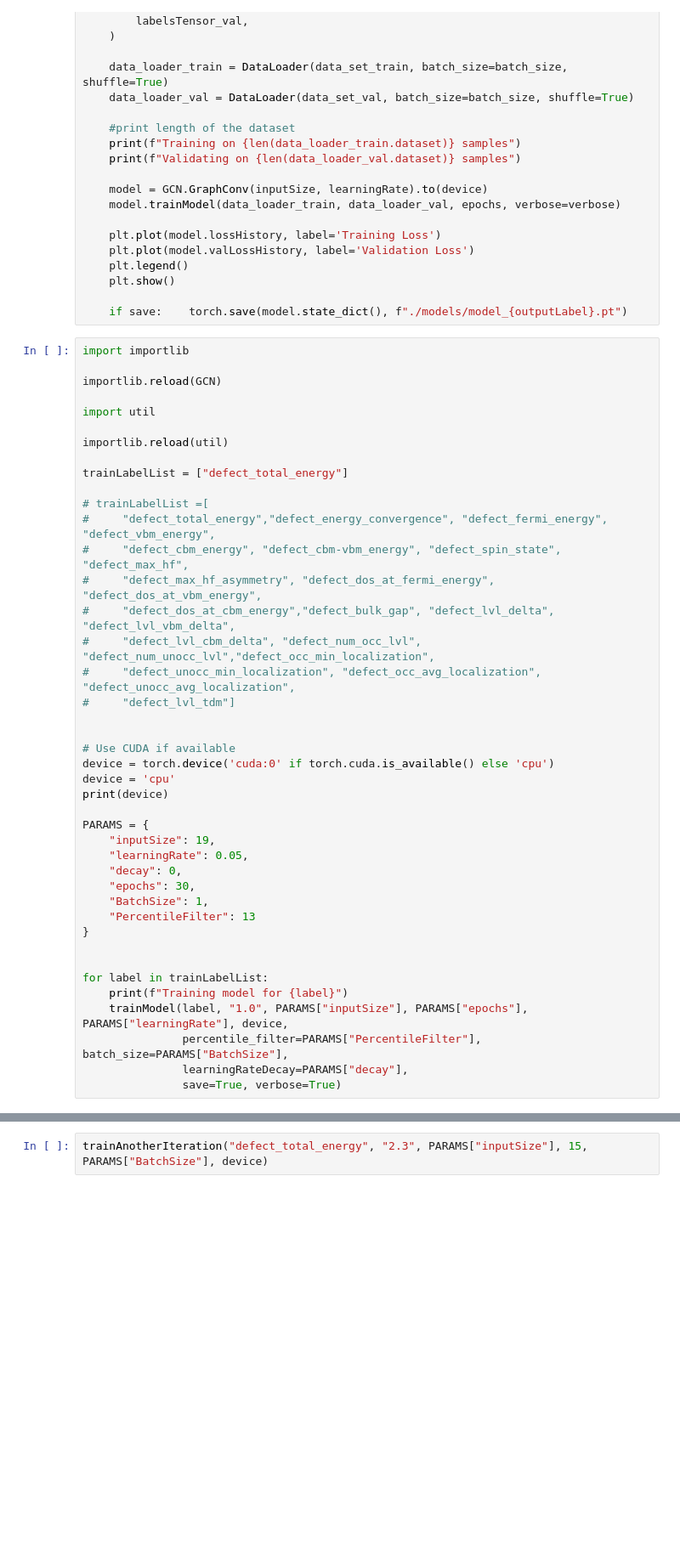
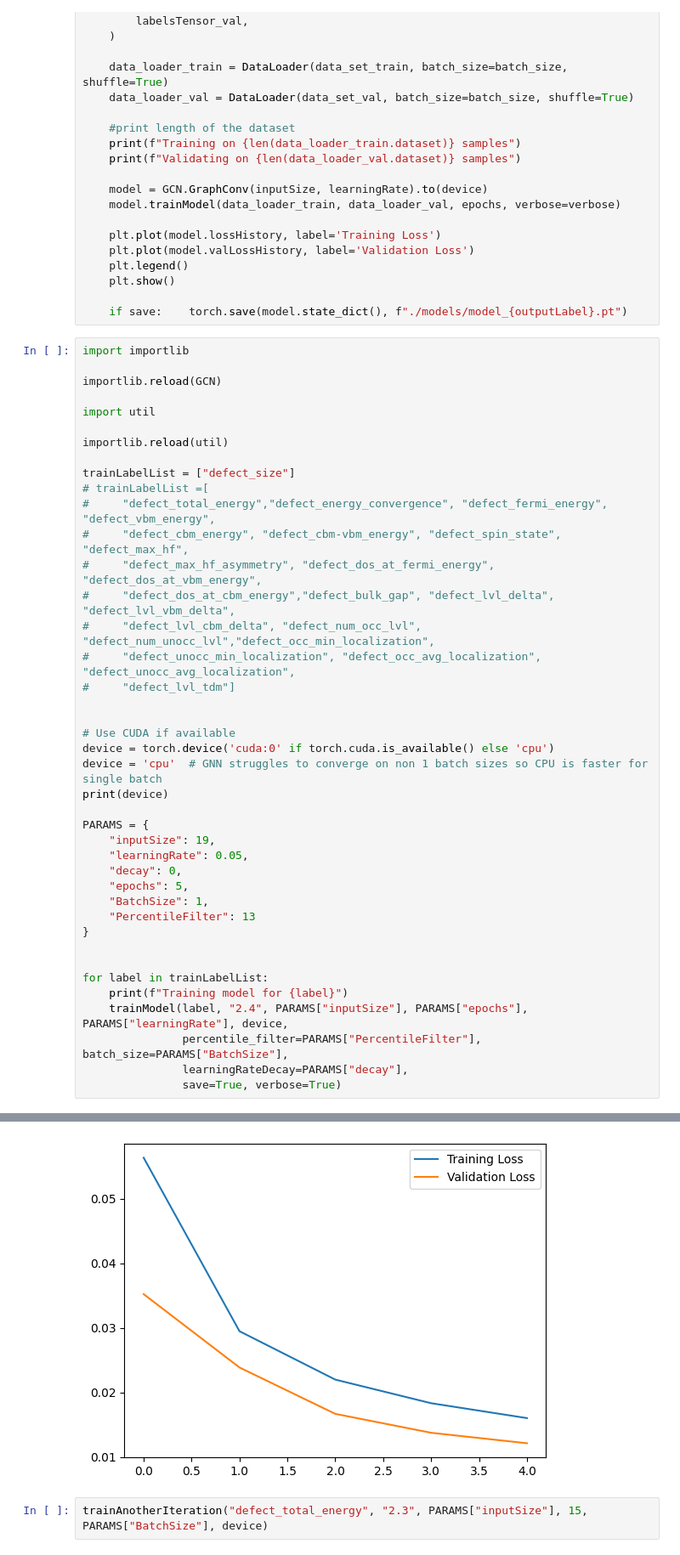
Before and after one commit to petedowney/CrystalDefects, a Jupyter notebook: train.ipynb, the cells around one changed output, grey strips where cells are left out. Shown at 85% size. Cells and saved outputs as stored; diff of their text form; blank space fills up the shorter version.

```diff
--- a/train.ipynb
+++ b/train.ipynb
@@ -260,8 +253,7 @@ import util
 
 importlib.reload(util)
 
-trainLabelList = ["defect_total_energy"]
-
+trainLabelList = ["defect_size"]
 # trainLabelList =[
 #     "defect_total_energy","defect_energy_convergence", "defect_fermi_energy", "defect_vbm_energy",
 #     "defect_cbm_energy", "defect_cbm-vbm_energy", "defect_spin_state", "defect_max_hf",
@@ -274,14 +266,14 @@ trainLabelList = ["defect_total_energy"]
 
 # Use CUDA if available
 device = torch.device('cuda:0' if torch.cuda.is_available() else 'cpu')
-device = 'cpu'
+device = 'cpu'  # GNN struggles to converge on non 1 batch sizes so CPU is faster for single batch
 print(device)
 
 PARAMS = {
     "inputSize": 19,
     "learningRate": 0.05,
     "decay": 0,
-    "epochs": 30,
+    "epochs": 5,
     "BatchSize": 1,
     "PercentileFilter": 13
 }
@@ -289,7 +281,7 @@ PARAMS = {
 
 for label in trainLabelList:
     print(f"Training model for {label}")
-    trainModel(label, "1.0", PARAMS["inputSize"], PARAMS["epochs"], PARAMS["learningRate"], device,
+    trainModel(label, "2.4", PARAMS["inputSize"], PARAMS["epochs"], PARAMS["learningRate"], device,
                percentile_filter=PARAMS["PercentileFilter"], batch_size=PARAMS["BatchSize"],
                learningRateDecay=PARAMS["decay"],
                save=True, verbose=True)
@@ -313,3 +298,4 @@ Epoch 11 Loss --> 0.0385 | Val Loss --> 0.0356
+[figure, added]
 # %%
 trainAnotherIteration("defect_total_energy", "2.3", PARAMS["inputSize"], 15, PARAMS["BatchSize"], device)
 # %% [output]
```
Also changed, not shown: parts of 2 cells of this notebook, 2 other files.
